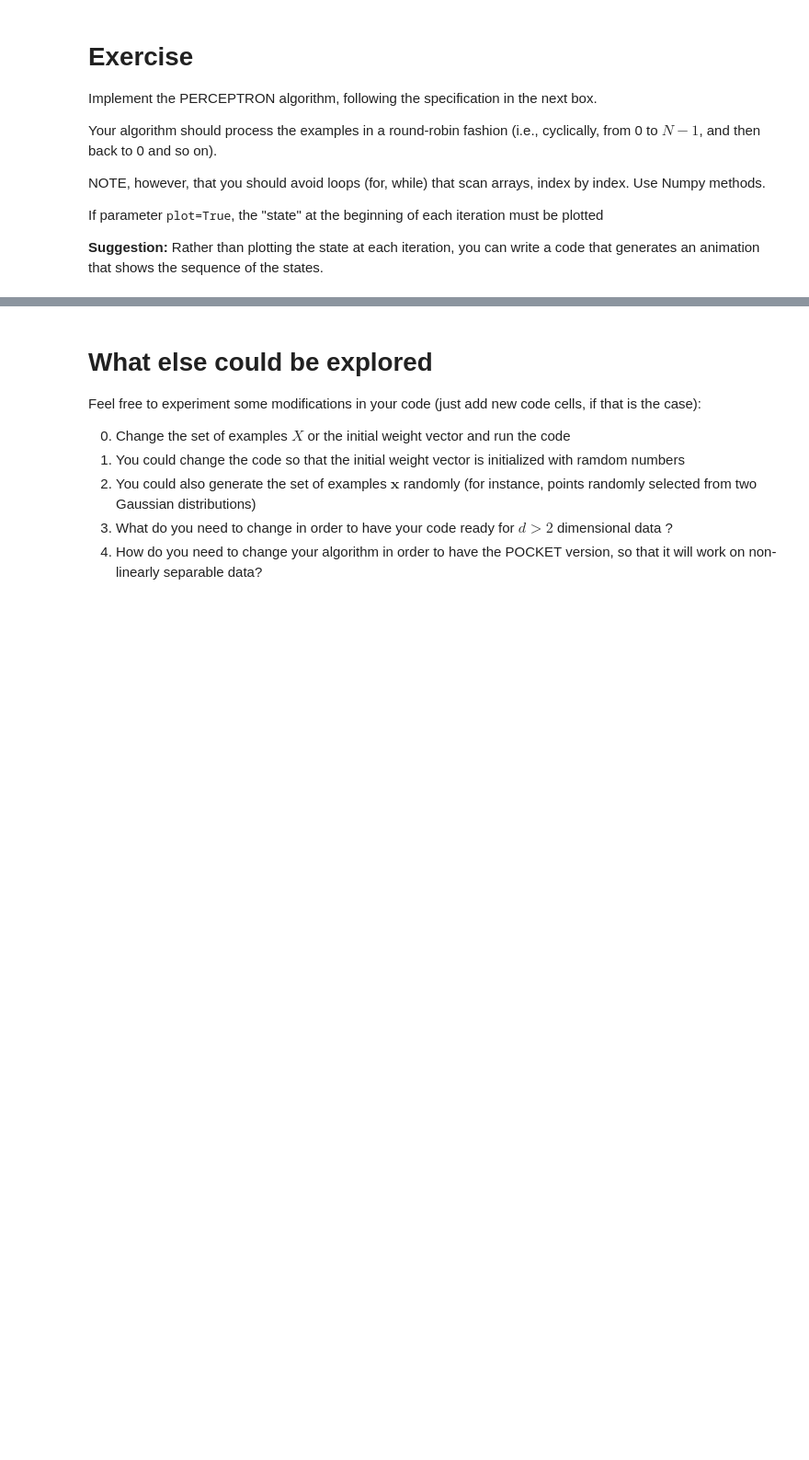
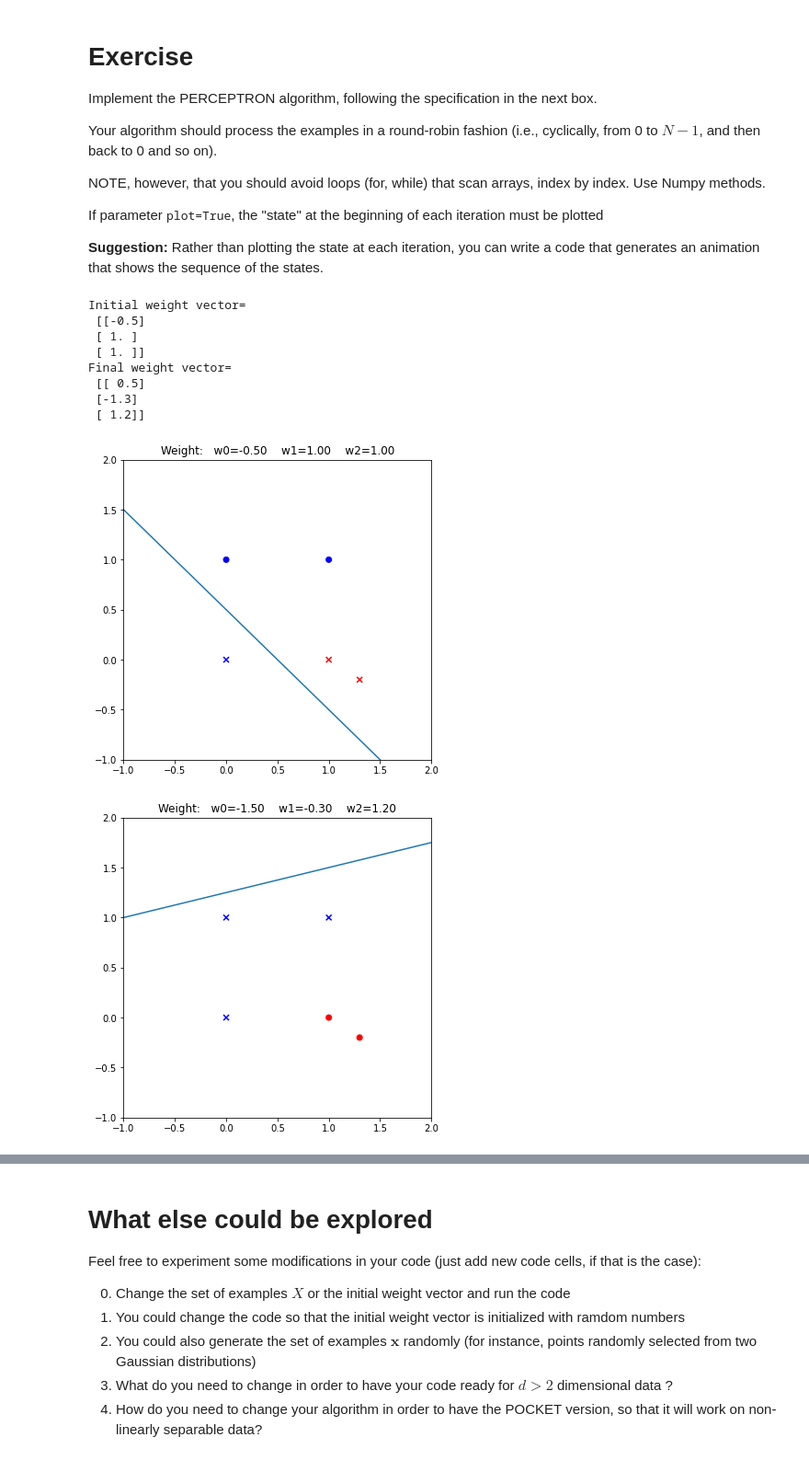
Before and after one commit to danigfavero/machine-learning, a Jupyter notebook: ep1/ep01_perceptron.ipynb, the cells around one changed output, grey strips where cells are left out. Shown: that part at 92% size. Cells and saved outputs as stored; diff of their text form; code cells hidden in the pictures; blank space fills up the shorter version.

```diff
--- a/ep1/ep01_perceptron.ipynb
+++ b/ep1/ep01_perceptron.ipynb
@@ -148,30 +167,54 @@ If parameter <tt>plot=True</tt>, the "state" at the beginning of each iteration
 # %%
 def perceptron(Xe,y,w0,plot=False):
     """
     Parameters:
        Xe   : ndarray (N,d+1) - it already has the 1's in column 0
        y    : ndarray (N,1)
        w0   : ndarray (d+1,1) - the initial weight vector
        plot : If True, plot the state at the beginning of each iteration
 
     Returns:
        w : ndarray (d+1,) - the final weight vector
     """
+    w = w0
 
-    # START OF YOUR CODE:
-    raise NotImplementedError("Function perceptron() is not implemented")
-    # END YOUR CODE
+    yhat = np.sign(np.dot(Xe,w))
+    misclassified = np.where(y != yhat)[0]
+
+    while misclassified.size > 0:
+        if plot:
+            plot_state(Xe, w)
+
+        i = misclassified[0]
+        wt = np.dot(y[i][0], Xe[i])
+        w += wt.reshape(-1,1)
+
+        yhat = np.sign(np.dot(Xe,w))
+        misclassified = np.where(y != yhat)[0]
 
     return w
 
 
 # Test your function for w0, X and y as defined above
 w0 = np.asarray([[-0.5], [1] , [1]]) # <---- you can change it (as long as w0[2] != 0)
 print("Initial weight vector=\n", w0)
 
 w = perceptron(Xe,y,w0,plot=True)
 
 
 # Print the final weight vector and plot the final graph using the function plot_state.
 # START OF YOUR CODE:
+print("Final weight vector=\n", w)
+plot_state(Xe, w)
 # END YOUR CODE
+# %% [output]
+Initial weight vector=
+ [[-0.5]
+ [ 1. ]
+ [ 1. ]]
+Final weight vector=
+ [[ 0.5]
+ [-1.3]
+ [ 1.2]]
+[figure, added]
+[figure, added]
```
Also changed, not shown: parts of 4 cells of this notebook.
